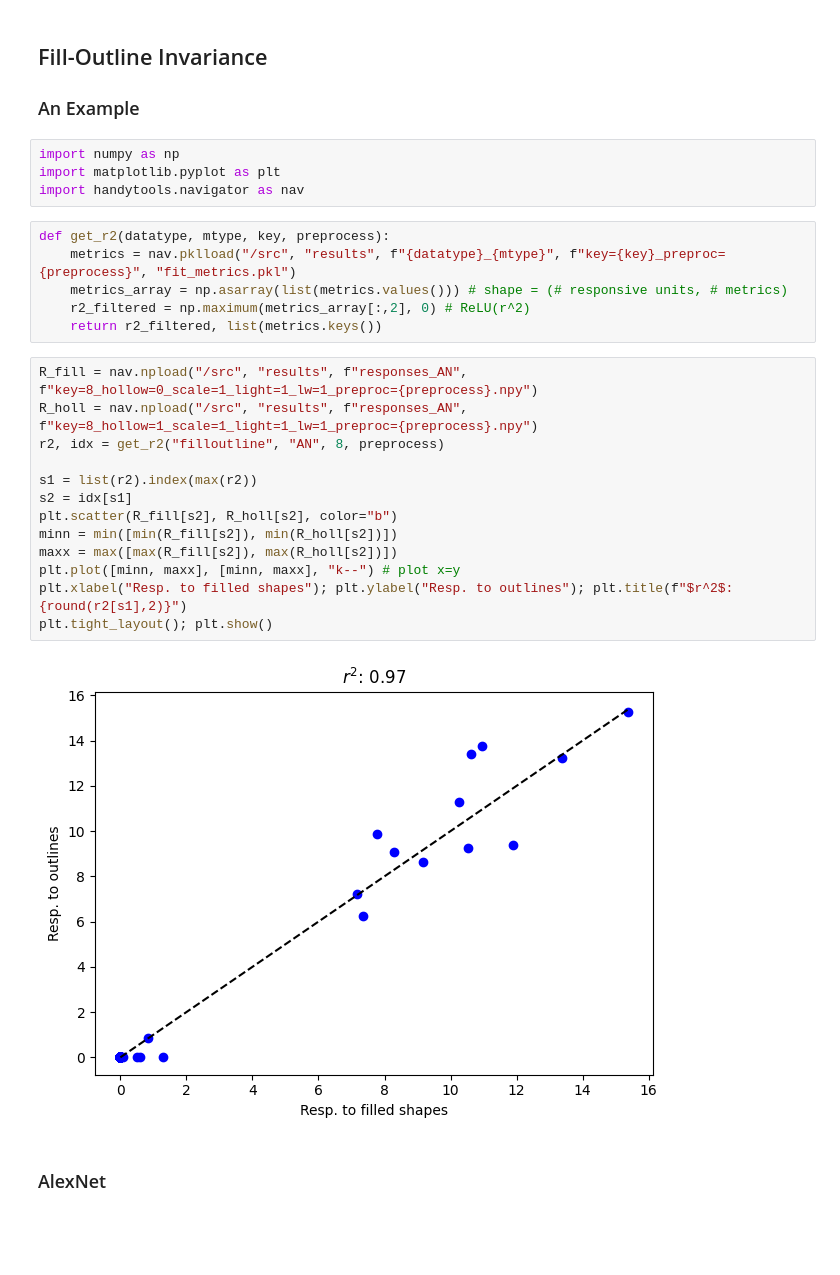
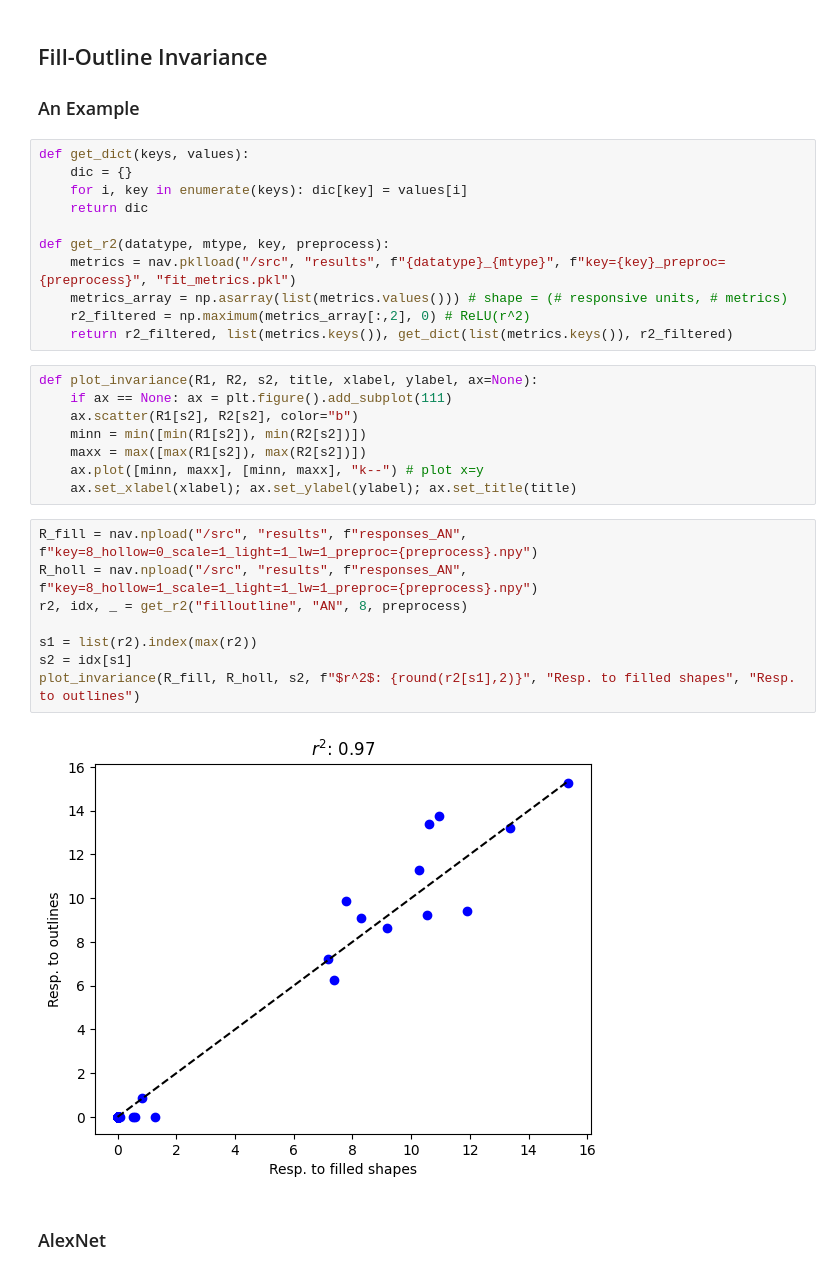
Before and after one commit to L24358/artiphisiology, a Jupyter notebook: main/reports/20230415_summary.ipynb, the cells around one changed output. Saved outputs shown, nothing was run; the diff lists cells and outputs as text; blank space fills up the shorter version.

Commit message:
Finish summary (three invariances), starting unit analysis

```diff
--- a/main/reports/20230415_summary.ipynb
+++ b/main/reports/20230415_summary.ipynb
@@ -19,31 +27,35 @@ preprocess = 2
 ## Fill-Outline Invariance
 
 ### An Example
-# %%
-import numpy as np
-import matplotlib.pyplot as plt
-import handytools.navigator as nav
 # %%
+def get_dict(keys, values):
+    dic = {}
+    for i, key in enumerate(keys): dic[key] = values[i]
+    return dic
+
 def get_r2(datatype, mtype, key, preprocess):
     metrics = nav.pklload("/src", "results", f"{datatype}_{mtype}", f"key={key}_preproc={preprocess}", "fit_metrics.pkl")
     metrics_array = np.asarray(list(metrics.values())) # shape = (# responsive units, # metrics)
     r2_filtered = np.maximum(metrics_array[:,2], 0) # ReLU(r^2)
-    return r2_filtered, list(metrics.keys())
+    return r2_filtered, list(metrics.keys()), get_dict(list(metrics.keys()), r2_filtered)
+# %%
+def plot_invariance(R1, R2, s2, title, xlabel, ylabel, ax=None):
+    if ax == None: ax = plt.figure().add_subplot(111)
+    ax.scatter(R1[s2], R2[s2], color="b")
+    minn = min([min(R1[s2]), min(R2[s2])])
+    maxx = max([max(R1[s2]), max(R2[s2])])
+    ax.plot([minn, maxx], [minn, maxx], "k--") # plot x=y
+    ax.set_xlabel(xlabel); ax.set_ylabel(ylabel); ax.set_title(title)
 # %%
 R_fill = nav.npload("/src", "results", f"responses_AN", f"key=8_hollow=0_scale=1_light=1_lw=1_preproc={preprocess}.npy")
 R_holl = nav.npload("/src", "results", f"responses_AN", f"key=8_hollow=1_scale=1_light=1_lw=1_preproc={preprocess}.npy")
-r2, idx = get_r2("filloutline", "AN", 8, preprocess)
+r2, idx, _ = get_r2("filloutline", "AN", 8, preprocess)
 
 s1 = list(r2).index(max(r2))
 s2 = idx[s1]
-plt.scatter(R_fill[s2], R_holl[s2], color="b")
-minn = min([min(R_fill[s2]), min(R_holl[s2])])
-maxx = max([max(R_fill[s2]), max(R_holl[s2])])
-plt.plot([minn, maxx], [minn, maxx], "k--") # plot x=y
-plt.xlabel("Resp. to filled shapes"); plt.ylabel("Resp. to outlines"); plt.title(f"$r^2$: {round(r2[s1],2)}")
-plt.tight_layout(); plt.show()
+plot_invariance(R_fill, R_holl, s2, f"$r^2$: {round(r2[s1],2)}", "Resp. to filled shapes", "Resp. to outlines")
 # %% [output]
-[figure, old version]
+[figure, new version]
 # %% [markdown]
 ### AlexNet
 # %%
```
Also changed, not shown: parts of 10 cells of this notebook, 2 other files.
